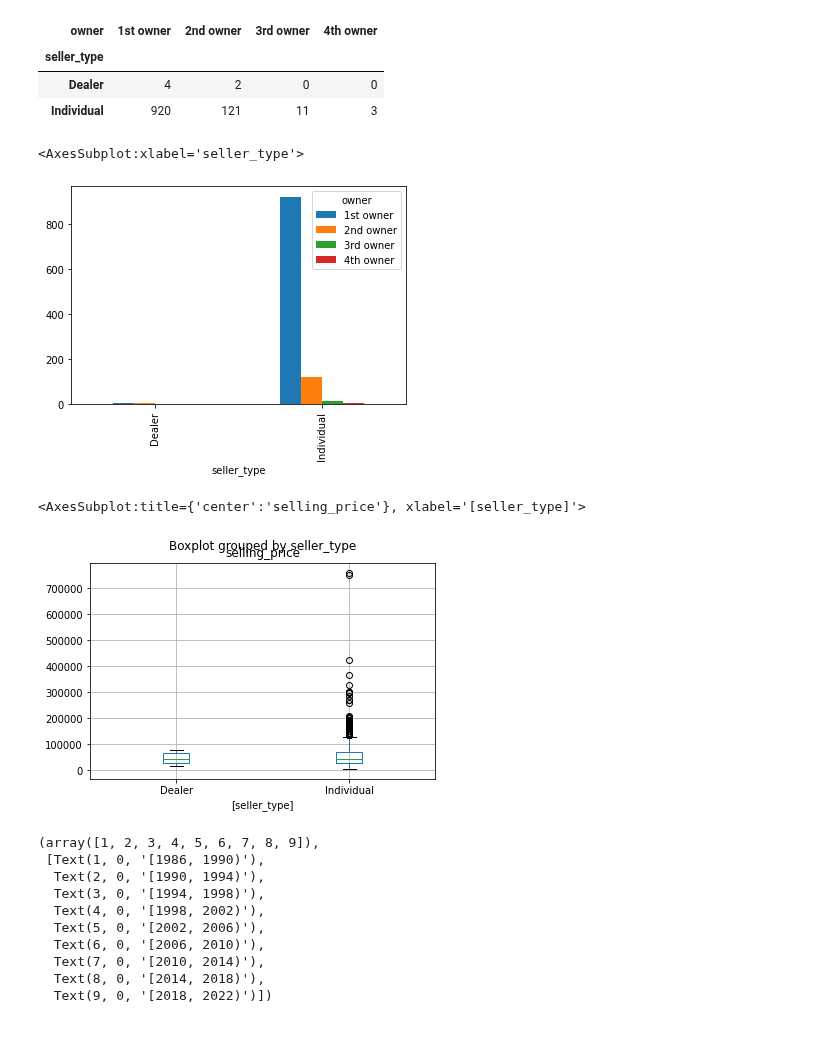
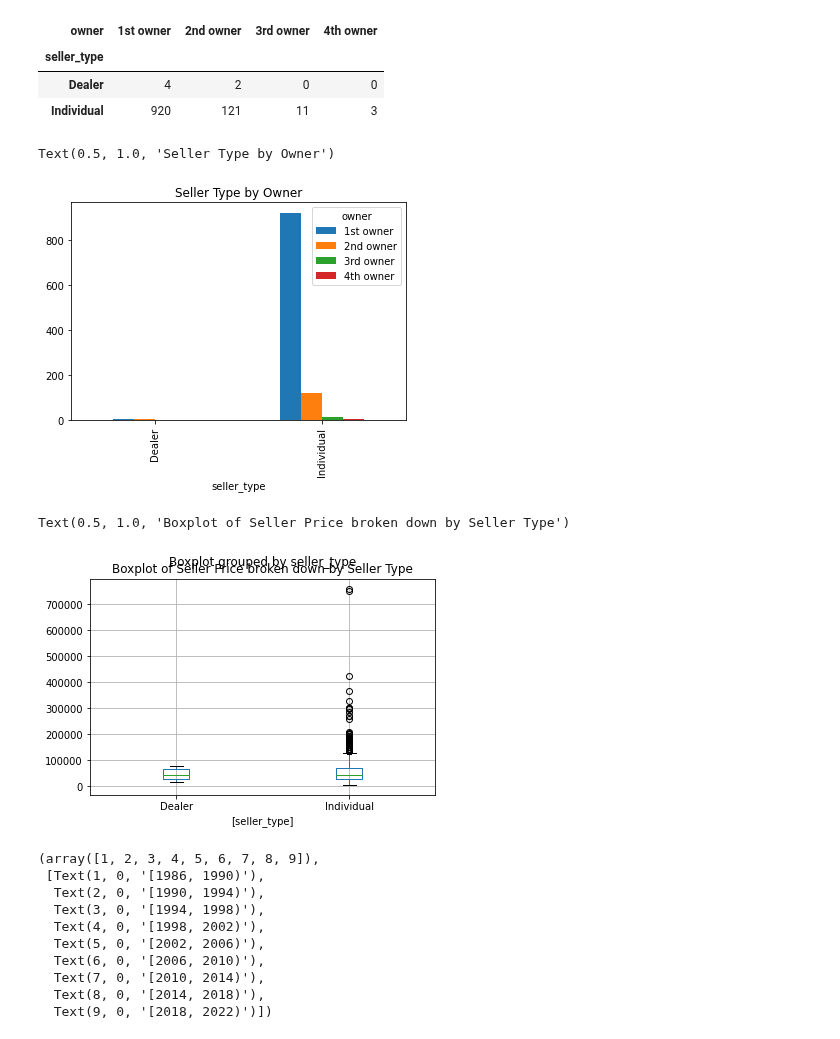
Before and after one commit to akoncsugit/ST590Project1, a Jupyter notebook: Project1.ipynb, the cells around one changed output. Saved outputs shown, nothing was run; the diff lists cells and outputs as text; code cells hidden in the pictures.

Commit message:
added description and title

```diff
--- a/Project1.ipynb
+++ b/Project1.ipynb
@@ -179,11 +179,13 @@ seller_owner
 | Individual | 920 | 121 | 11 | 3 |
 # %%
 seller_owner.plot.bar()
+plt.title("Seller Type by Owner")
 # %% [output]
-<AxesSubplot:xlabel='seller_type'>
+Text(0.5, 1.0, 'Seller Type by Owner')
-[figure, old version]
+[figure, new version]
 # %%
 bike_data.boxplot(column = ['selling_price'], by = ['seller_type'])
+plt.title("Boxplot of Seller Price broken down by Seller Type")
 # %% [output]
-<AxesSubplot:title={'center':'selling_price'}, xlabel='[seller_type]'>
+Text(0.5, 1.0, 'Boxplot of Seller Price broken down by Seller Type')
-[figure, old version]
+[figure, new version]
```
Also changed, not shown: parts of 1 cell of this notebook.
